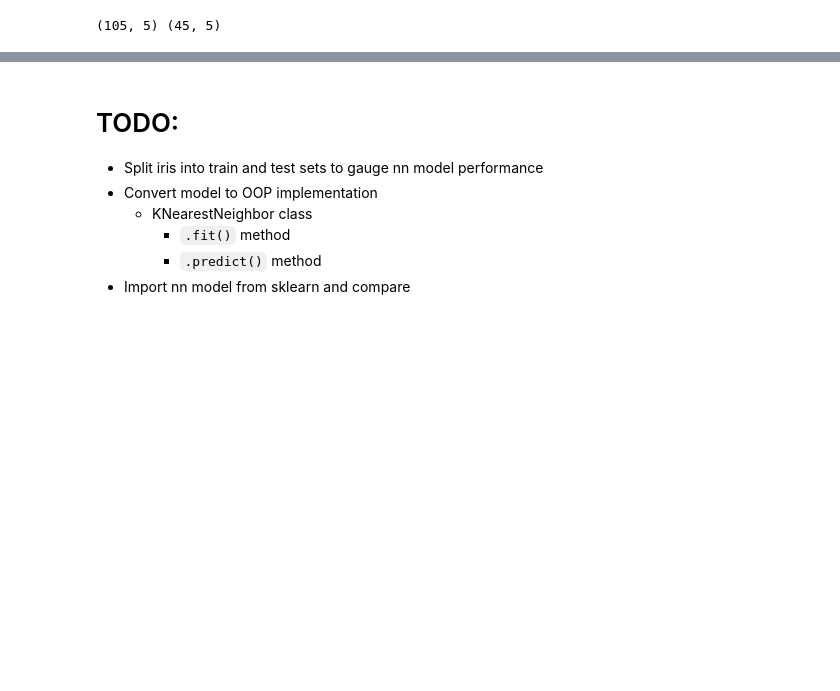
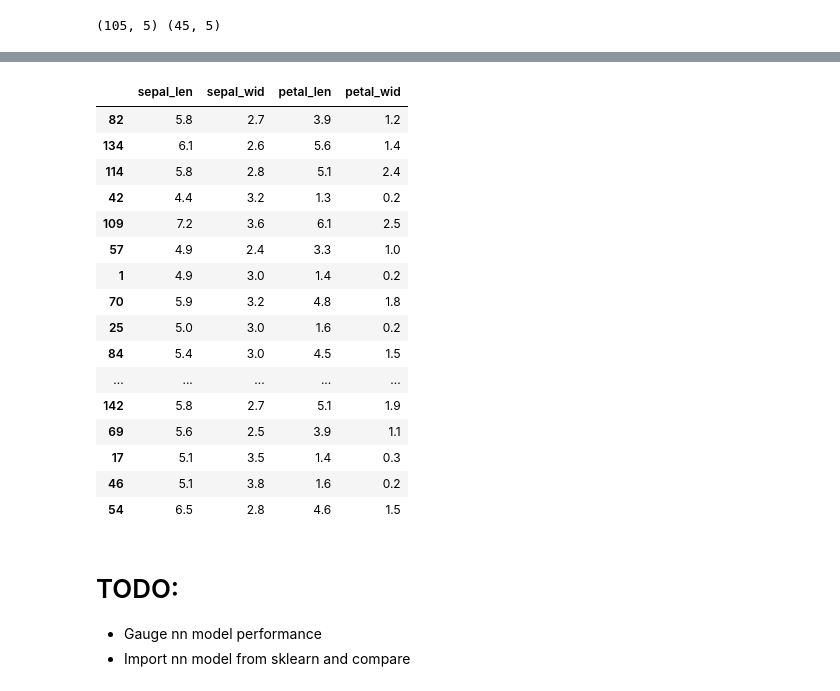
Before and after one commit to ekselan/CS-Data-Science-Build-Week-1, a Jupyter notebook: ABW_CS1_Build.ipynb, the cells around one changed output, grey strips where cells are left out. Cells and saved outputs as stored; diff of their text form; code cells hidden in the pictures; blank space fills up the shorter version.

```diff
--- a/ABW_CS1_Build.ipynb
+++ b/ABW_CS1_Build.ipynb
@@ -292,0 +311,5 @@ test.head()
+# %%
+target = "class"
+
+X_test = test.drop(target, axis=1)
+y_test = test[target]
@@ -292,0 +345,20 @@ test.head()
+# %%
+X_test
+# %% [output]
+|  | sepal_len | sepal_wid | petal_len | petal_wid |
+| 82 | 5.8 | 2.7 | 3.9 | 1.2 |
+| 134 | 6.1 | 2.6 | 5.6 | 1.4 |
+| 114 | 5.8 | 2.8 | 5.1 | 2.4 |
+| 42 | 4.4 | 3.2 | 1.3 | 0.2 |
+| 109 | 7.2 | 3.6 | 6.1 | 2.5 |
+| 57 | 4.9 | 2.4 | 3.3 | 1.0 |
+| 1 | 4.9 | 3.0 | 1.4 | 0.2 |
+| 70 | 5.9 | 3.2 | 4.8 | 1.8 |
+| 25 | 5.0 | 3.0 | 1.6 | 0.2 |
+| 84 | 5.4 | 3.0 | 4.5 | 1.5 |
+| ... | ... | ... | ... | ... |
+| 142 | 5.8 | 2.7 | 5.1 | 1.9 |
+| 69 | 5.6 | 2.5 | 3.9 | 1.1 |
+| 17 | 5.1 | 3.5 | 1.4 | 0.3 |
+| 46 | 5.1 | 3.8 | 1.6 | 0.2 |
+| 54 | 6.5 | 2.8 | 4.6 | 1.5 |
@@ -293,9 +382,5 @@ test.head()
 # %% [markdown]
 # TODO:
 
-- Split iris into train and test sets to gauge nn model performance
-- Convert model to OOP implementation
-    - KNearestNeighbor class
-        - `.fit()` method
-        - `.predict()` method
+- Gauge nn model performance
 - Import nn model from sklearn and compare
```
Also changed, not shown: parts of 8 cells of this notebook, 1 other file.
